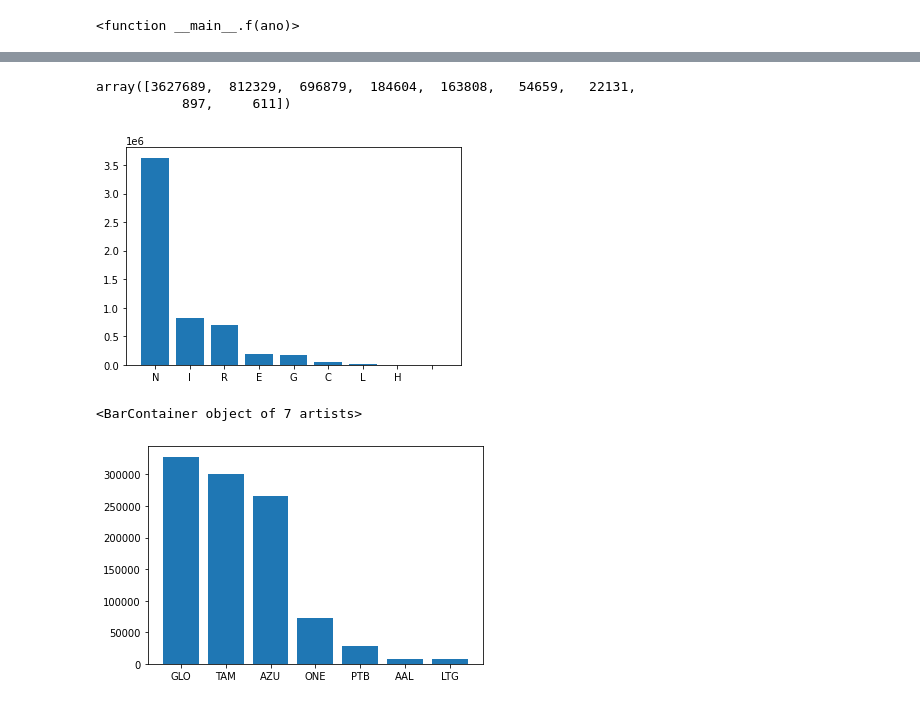
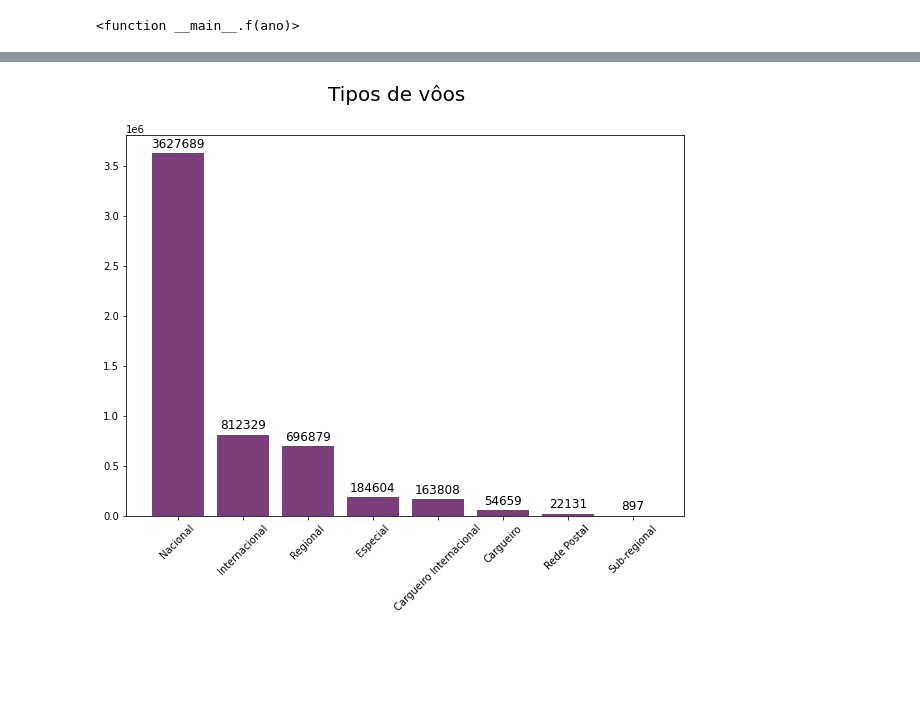
Before and after one commit to gabrielsandrade/MATA62-UFBA, a Jupyter notebook: anac.ipynb, the cells around one changed output, grey strips where cells are left out. Saved outputs shown, nothing was run; the diff lists cells and outputs as text; code cells hidden in the pictures; blank space fills up the shorter version.

```diff
--- a/anac.ipynb
+++ b/anac.ipynb
@@ -132,8 +169,10 @@ interactive(children=(IntSlider(value=2015, description='ano', max=2019, min=201
 ## Empresas com maior número de voos realizados e cancelados
 # %%
 explode = (0.05, 0, 0, 0, 0)
+pieColors=['#ff0000', '#5b616d', '#7a3f7a', '#80a07a', '#c3867a']
 def f(ano):
-    fig = plt.figure(figsize=(8,8))
+    fig = plt.figure(figsize=(8,5))
+    fig.suptitle("Participação anual por companhia aérea", fontsize=20)
     voosRealizados = fileCsvFinal[fileCsvFinal['Situação Voo'] == 'REALIZADO']
     voosRealizados = voosRealizados[voosRealizados['Ano'] == ano]['ICAO Empresa Aérea'].value_counts()
     outrasEmpresas = voosRealizados[voosRealizados < voosRealizados[4]]
@@ -148,19 +187,13 @@ def f(ano):
 
 
     ax1 = plt.subplot2grid((1,2),(0,0))
-    ax1.set_title("Realizados")
-    plt.pie(voosRealizadosDF, autopct='%1.1f%%', explode=explode, shadow=True, labels=voosRealizadosDF.index)
+    ax1.set_title("Realizado")
+    plt.pie(voosRealizadosDF, autopct='%1.1f%%', explode=explode, shadow=True, labels=voosRealizadosDF.index, colors=pieColors)
 
     ax2 = plt.subplot2grid((1,2),(0,1))
     ax2.set_title("Cancelados")
-    plt.pie(voosCanceladosDF, autopct='%1.1f%%', explode=explode, shadow=True, labels=voosCanceladosDF.index)
+    plt.pie(voosCanceladosDF, autopct='%1.1f%%', explode=explode, shadow=True, labels=voosCanceladosDF.index, colors=pieColors)
 interact(f, ano=widgets.IntSlider(min=2015,max=2019,step=1,value=2015))
 # %% [output]
 interactive(children=(IntSlider(value=2015, description='ano', max=2019, min=2015), Output()), _dom_classes=('…
 <function __main__.f(ano)>
-# %%
-fig = plt.subplots(figsize=(10,5))
-linhas = fileCsvFinal['Código Tipo Linha'].value_counts()
-print(len(fileCsvFinal['Código Tipo Linha'].unique()))
-for i in range(len(fileCsvFinal['Código Tipo Linha'].unique())):
-    plt.bar(['a','b','c','d'],[linhas[i], 0, 0, 0], width=0.5)
@@ -170,15 +200,22 @@ for i in range(len(fileCsvFinal['Código Tipo Linha'].unique())):
-# %%
-plt.bar(linhas.index, linhas.values)
-linhas.values
-# %% [output]
-array([3627689,  812329,  696879,  184604,  163808,   54659,   22131,
-           897,     611])
-[figure, removed]
-# %%
-teste = fileCsvFinal[fileCsvFinal['Situação Voo'] == 'REALIZADO']
-x = teste[teste['Partida Prevista'] < teste['Partida Real']]
-# x['ICAO Empresa Aérea'].value_counts()[:7].plot(kind='bar')
-plt.bar(x['ICAO Empresa Aérea'].value_counts()[:7].index, x['ICAO Empresa Aérea'].value_counts()[:7].values)
-# %% [output]
-<BarContainer object of 7 artists>
-[figure, removed]
+# %%
+fig, ax = plt.subplots(figsize=(10,7))
+fig.suptitle("Tipos de vôos", fontsize=20)
+tiposDeVoos = plt.bar(linhas.index[:-1], linhas.values[:-1], color='#7a3f7a')
+plt.xticks(labels=['Nacional','Internacional','Regional','Especial','Cargueiro Internacional','Cargueiro','Rede Postal','Sub-regional'], ticks=linhas.index[:-1])
+def autolabel(graph, color):
+
+    for rect in graph:
+        valor = rect.get_height()
+        ax.annotate(f'{valor}',
+                    xy=(rect.get_x() + rect.get_width() / 2, valor),
+                    xytext=(0, 3),
+                    textcoords="offset points",
+                    ha='center', va='bottom',
+                    color=color,
+                    fontsize=12)
+autolabel(tiposDeVoos, '#000')
+labels = ax.get_xticklabels()
+for label in labels:
+    label.set_rotation(45)
+# %% [output]
+[figure, added]
```
Also changed, not shown: parts of 6 cells of this notebook.
